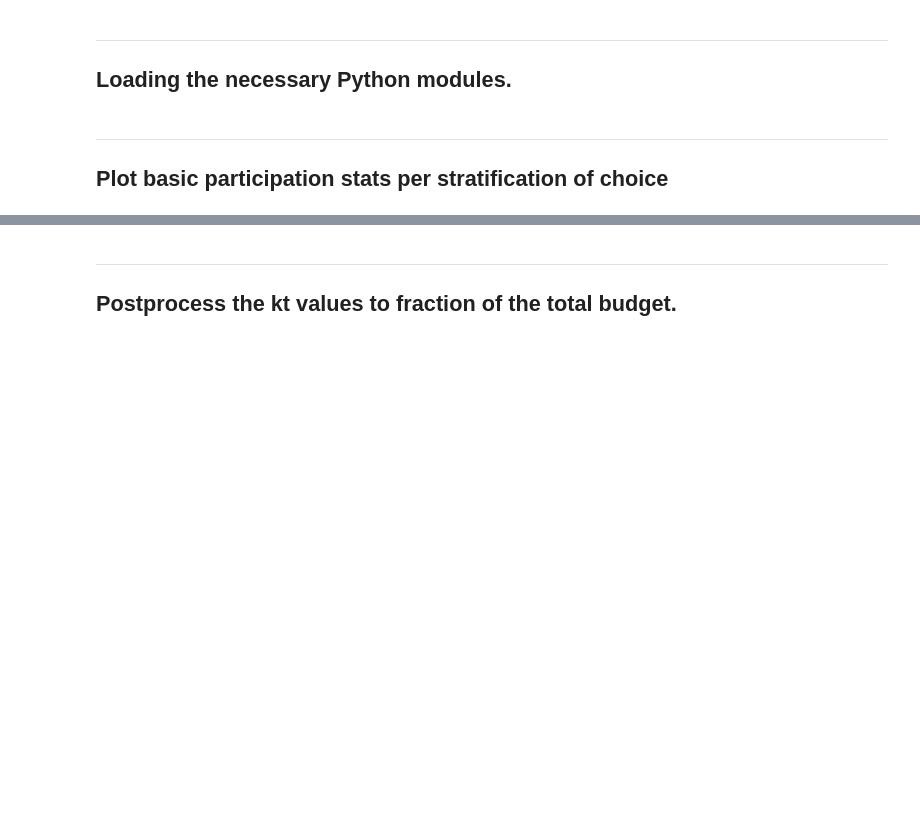
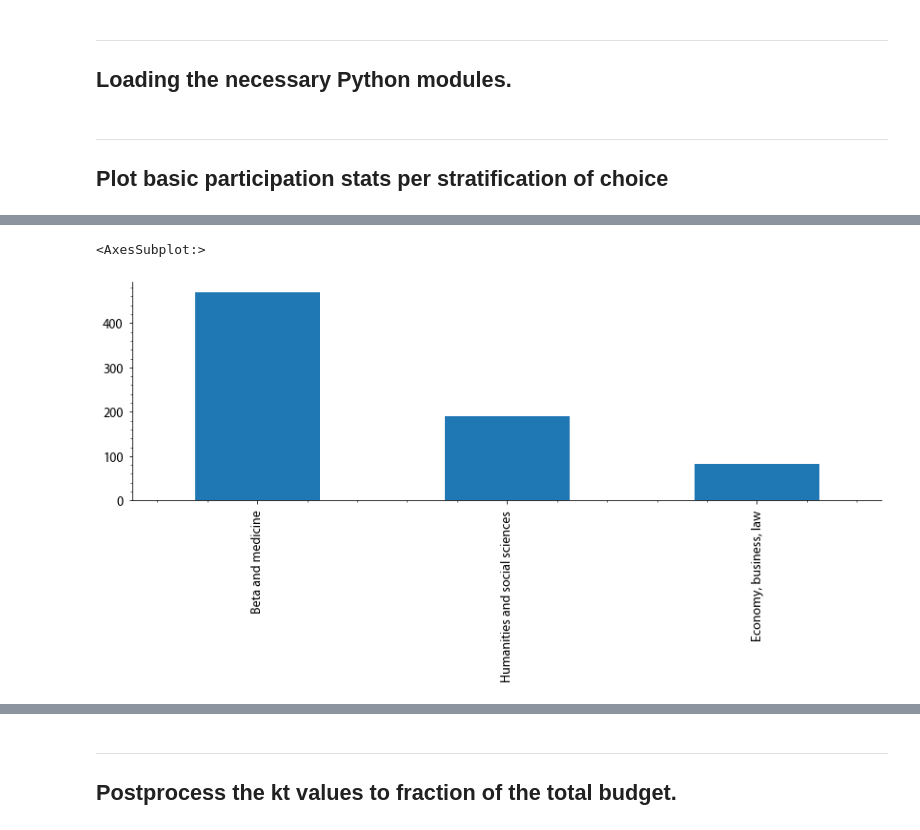
Before and after one commit to DeJongeAkademie/FundingConsultation2022, a Jupyter notebook: python/PVE_new_data.ipynb, the cells around one changed output, grey strips where cells are left out. Saved outputs shown, nothing was run; the diff lists cells and outputs as text; code cells hidden in the pictures; blank space fills up the shorter version.

```diff
--- a/python/PVE_new_data.ipynb
+++ b/python/PVE_new_data.ipynb
@@ -37 +53,7 @@ df_vals.unstack('versie').plot.bar(stacked=True);
+# %%
+plt.figure()
+df['discipline'].value_counts().plot.bar()
+# %% [output]
+<AxesSubplot:>
+[figure, added]
 # %%
```
Also changed, not shown: parts of 10 cells of this notebook.
